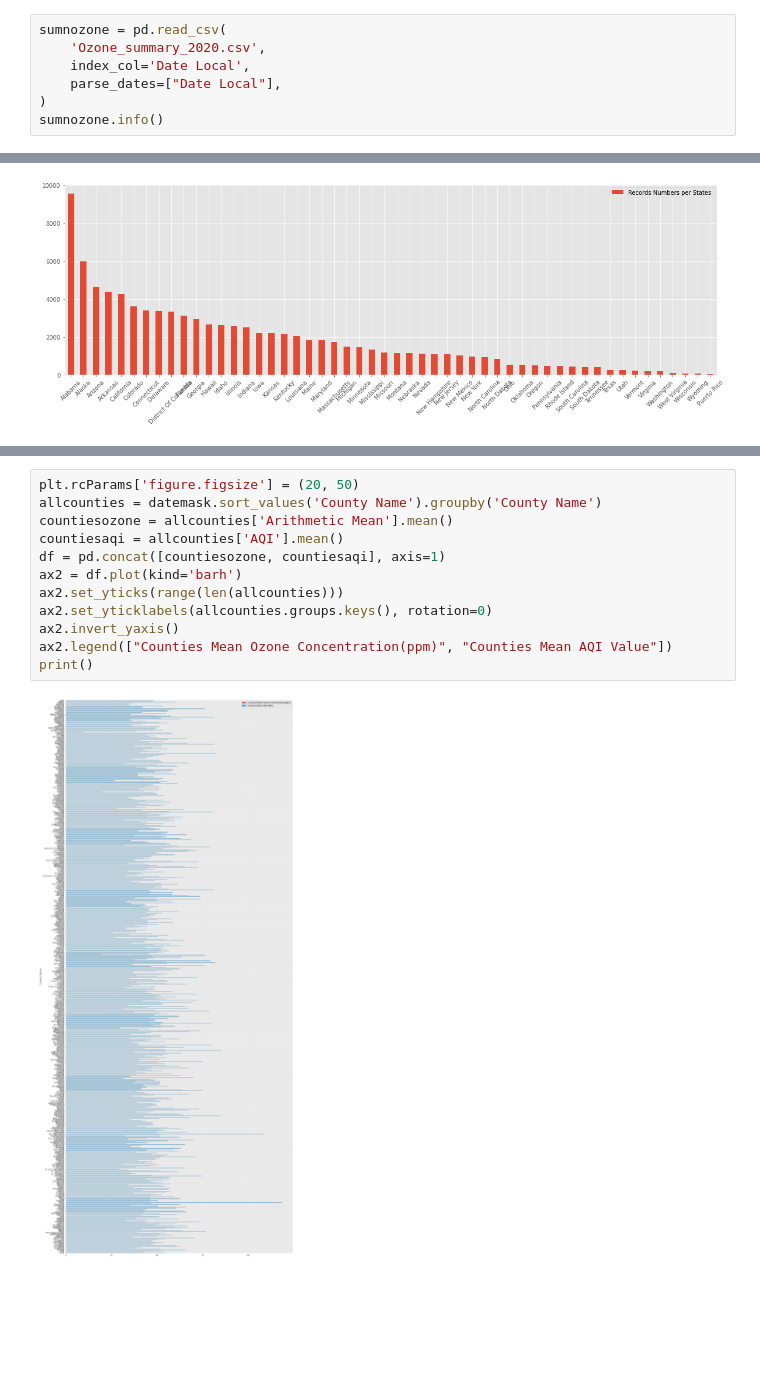
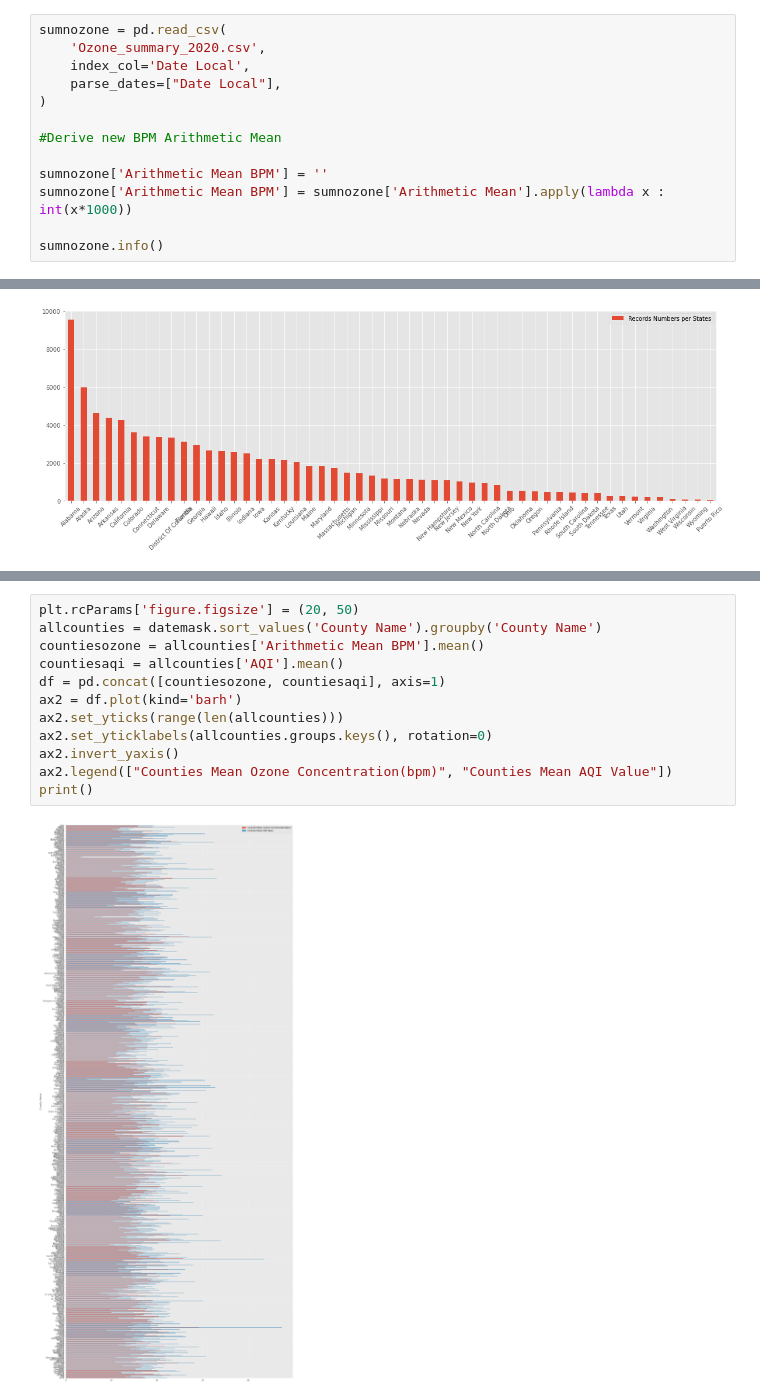
Before and after one commit to Jonathan-Barton/AirQualityProject, a Jupyter notebook: Ozone Daily Summary Data Profile.ipynb, the cells around one changed output, grey strips where cells are left out. Saved outputs shown, nothing was run; the diff lists cells and outputs as text; blank space fills up the shorter version.

```diff
--- a/Ozone Daily Summary Data Profile.ipynb
+++ b/Ozone Daily Summary Data Profile.ipynb
@@ -13,6 +13,12 @@ sumnozone = pd.read_csv(
     index_col='Date Local',
     parse_dates=["Date Local"],
 )
+
+#Derive new BPM Arithmetic Mean
+
+sumnozone['Arithmetic Mean BPM'] = ''
+sumnozone['Arithmetic Mean BPM'] = sumnozone['Arithmetic Mean'].apply(lambda x : int(x*1000))
+
 sumnozone.info()
 # %% [output]
 <class 'pandas.core.frame.DataFrame'>
@@ -102,14 +122,14 @@ print()
 # %%
 plt.rcParams['figure.figsize'] = (20, 50)
 allcounties = datemask.sort_values('County Name').groupby('County Name')
-countiesozone = allcounties['Arithmetic Mean'].mean()
+countiesozone = allcounties['Arithmetic Mean BPM'].mean()
 countiesaqi = allcounties['AQI'].mean()
 df = pd.concat([countiesozone, countiesaqi], axis=1)
 ax2 = df.plot(kind='barh')
 ax2.set_yticks(range(len(allcounties)))
 ax2.set_yticklabels(allcounties.groups.keys(), rotation=0)
 ax2.invert_yaxis()
-ax2.legend(["Counties Mean Ozone Concentration(ppm)", "Counties Mean AQI Value"])
+ax2.legend(["Counties Mean Ozone Concentration(bpm)", "Counties Mean AQI Value"])
 print()
 # %% [output]
-[figure, old version]
+[figure, new version]
```
Also changed, not shown: parts of 4 cells of this notebook.
